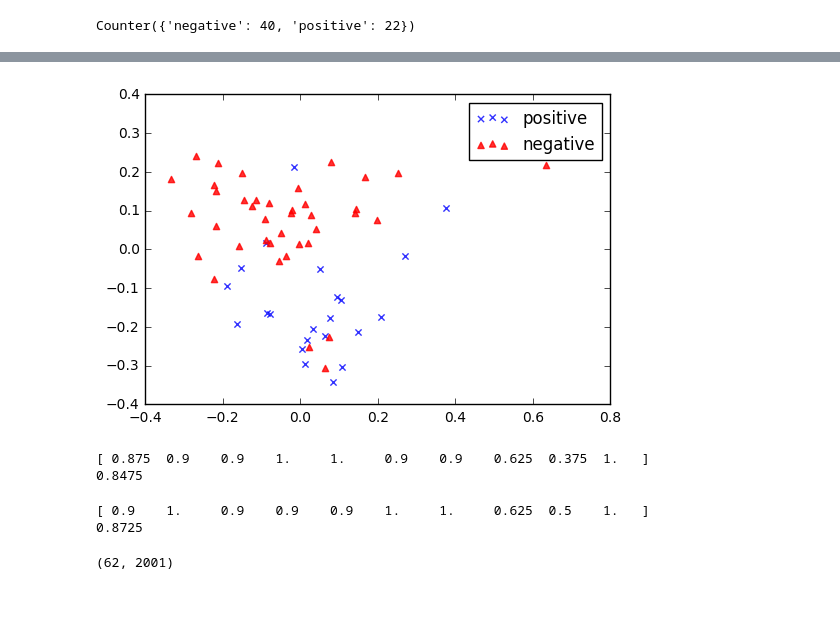
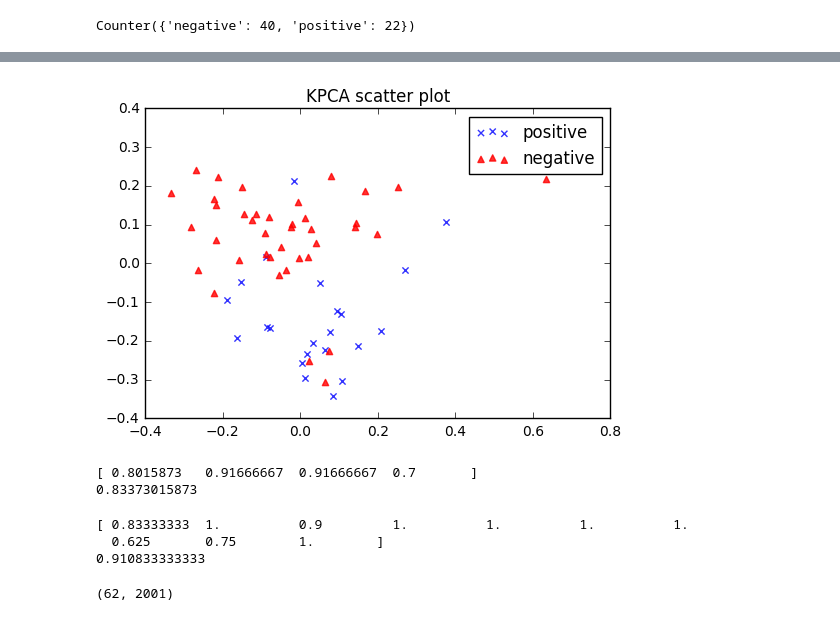
Before and after one commit to Nilabhra/colon_tumour_classification, a Jupyter notebook: approach_1.ipynb, the cells around one changed output, grey strips where cells are left out. Saved outputs shown, nothing was run; the diff lists cells and outputs as text; code cells hidden in the pictures.

```diff
--- a/approach_1.ipynb
+++ b/approach_1.ipynb
@@ -35,27 +59,28 @@ Counter({'negative': 40, 'positive': 22})
 # %%
 model = KernelPCA(n_components=2, kernel='cosine', gamma=10)
 decomposed_data = model.fit_transform(data.drop(['label'], axis=1))
 plt.figure()
 plt.scatter(decomposed_data[np.where(data['label'] == 'positive'), 0],
             decomposed_data[np.where(data['label'] == 'positive'), 1],
         marker='x', color='b',
         alpha=0.8, label='positive')
 plt.scatter(decomposed_data[np.where(data['label'] == 'negative'), 0],
             decomposed_data[np.where(data['label'] == 'negative'), 1],
         marker='^', color='r',
         alpha=0.8, label='negative')
 plt.legend(loc='best')
+plt.title('KPCA scatter plot')
 plt.show()
 # %% [output]
-[figure, old version]
+[figure, new version]
 # %%
 model = LogisticRegression(penalty='l2', C=3, tol=0.0001)
 scores = cross_val_score(model, data.drop(['label'], axis=1), data['label'],
-                         cv=10, n_jobs=-1, scoring='precision_macro')
+                         cv=4, n_jobs=-1, scoring='precision_macro')
 print scores
 print scores.mean()
 #0.8475
 # %% [output]
-[ 0.875  0.9    0.9    1.     1.     0.9    0.9    0.625  0.375  1.   ]
-0.8475
+[ 0.8015873   0.91666667  0.91666667  0.7       ]
+0.83373015873
 # %%
@@ -64,13 +89,15 @@ decomposed_data = model.fit_transform(data.drop(['label'], axis=1))
 # %%
-model = MLPClassifier(hidden_layer_sizes=(50, 10, 5), max_iter=300,tol=0.0001)
+model = MLPClassifier(hidden_layer_sizes=(20, 10, 5),
+                      max_iter=300,tol=0.0001, epsilon=1e-5)
 scores = cross_val_score(model, decomposed_data, data['label'],
                          cv=10, n_jobs=-1, scoring='precision_macro')
 print scores
 print scores.mean()
-#0.8925
+#0.910833333333
 # %% [output]
-[ 0.9    1.     0.9    0.9    0.9    1.     1.     0.625  0.5    1.   ]
-0.8725
+[ 0.83333333  1.          0.9         1.          1.          1.          1.
+  0.625       0.75        1.        ]
+0.910833333333
 # %%
 data.shape
 # %% [output]
```
Also changed, not shown: parts of 8 cells of this notebook.
